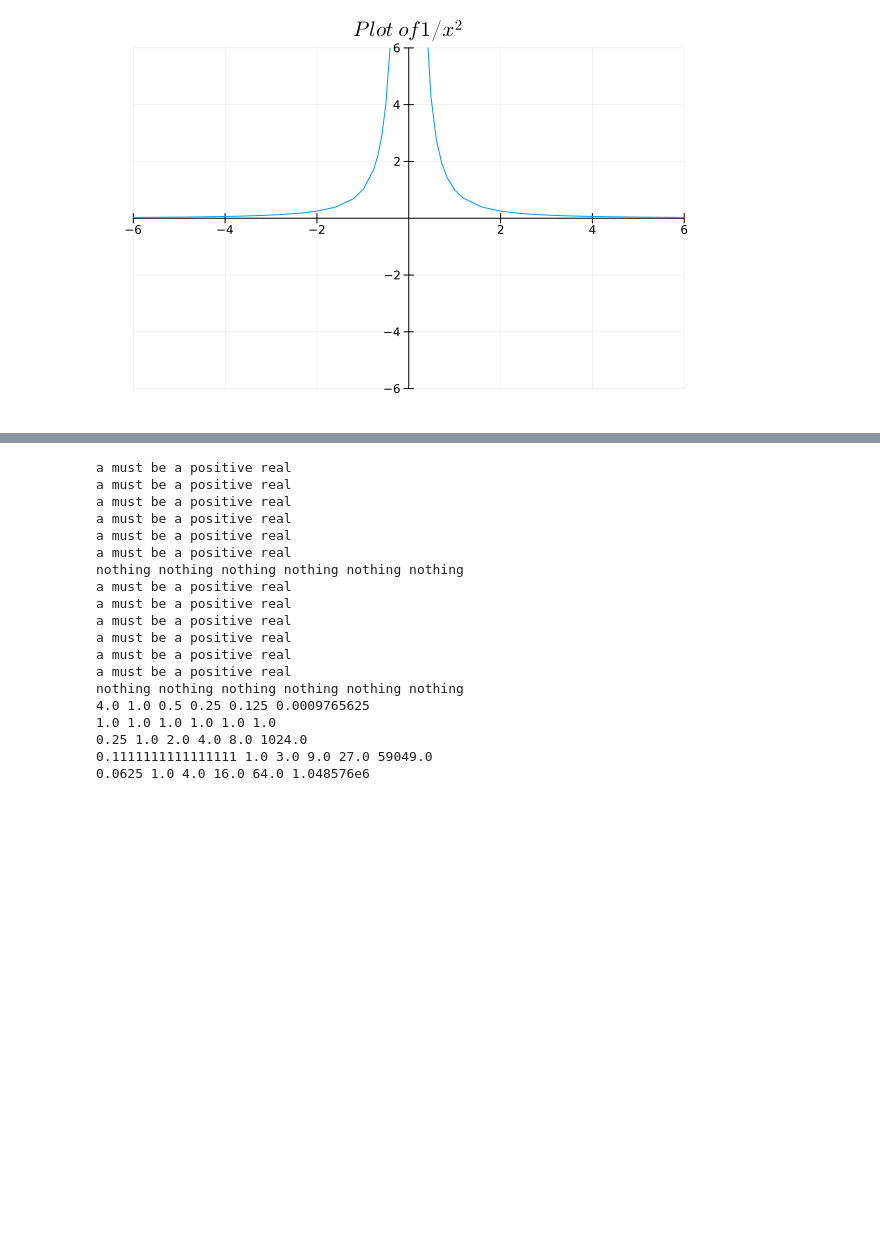
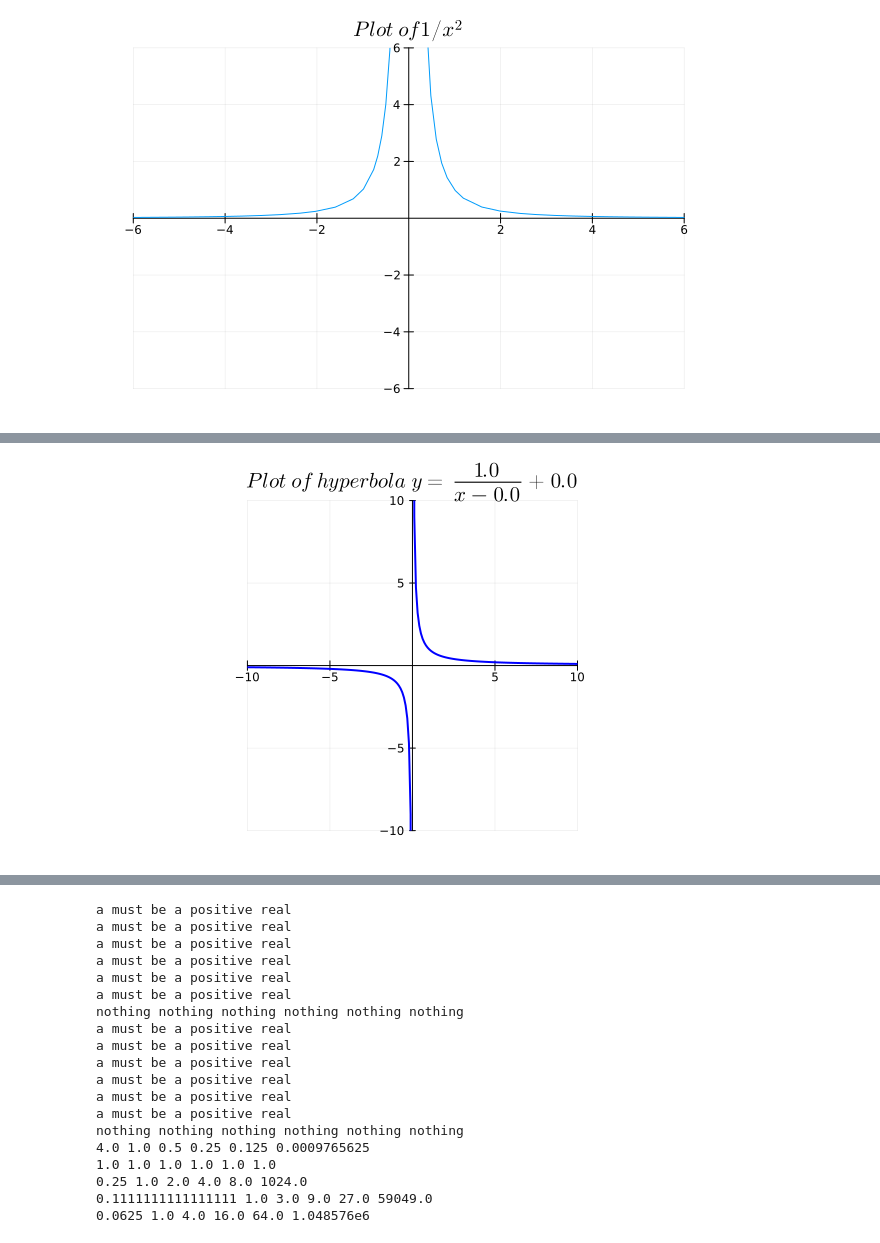
Before and after one commit to FourMInfo/Math_Foundations, a Jupyter notebook: notebooks/Basics.ipynb, the cells around one changed output, grey strips where cells are left out. Drawn from its saved outputs; the diff is of its cells as text; code cells hidden in the pictures; blank space fills up the shorter version.

```diff
--- a/notebooks/Basics.ipynb
+++ b/notebooks/Basics.ipynb
@@ -248,0 +338,5 @@ title!(L"Plot\ of 1 / x^2")
+# %%
+using IJulia, FileIO, ImageShow
+IJulia.display(FileIO.load("plots/20250507-230156hyperbola1.0_0.0_0.0.png"))
+# %% [output]
+[figure, added]
```
Also changed, not shown: parts of 19 cells of this notebook, 6 other files.
